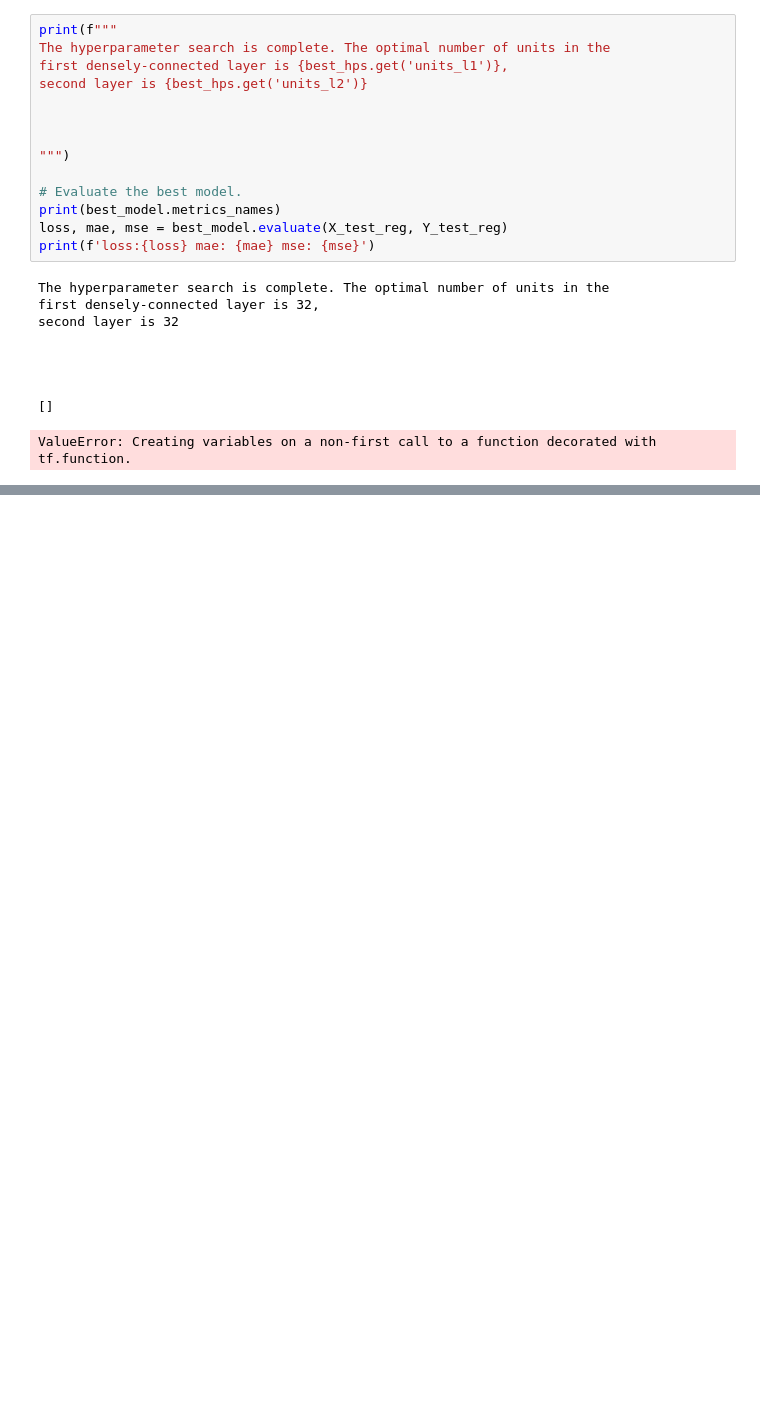
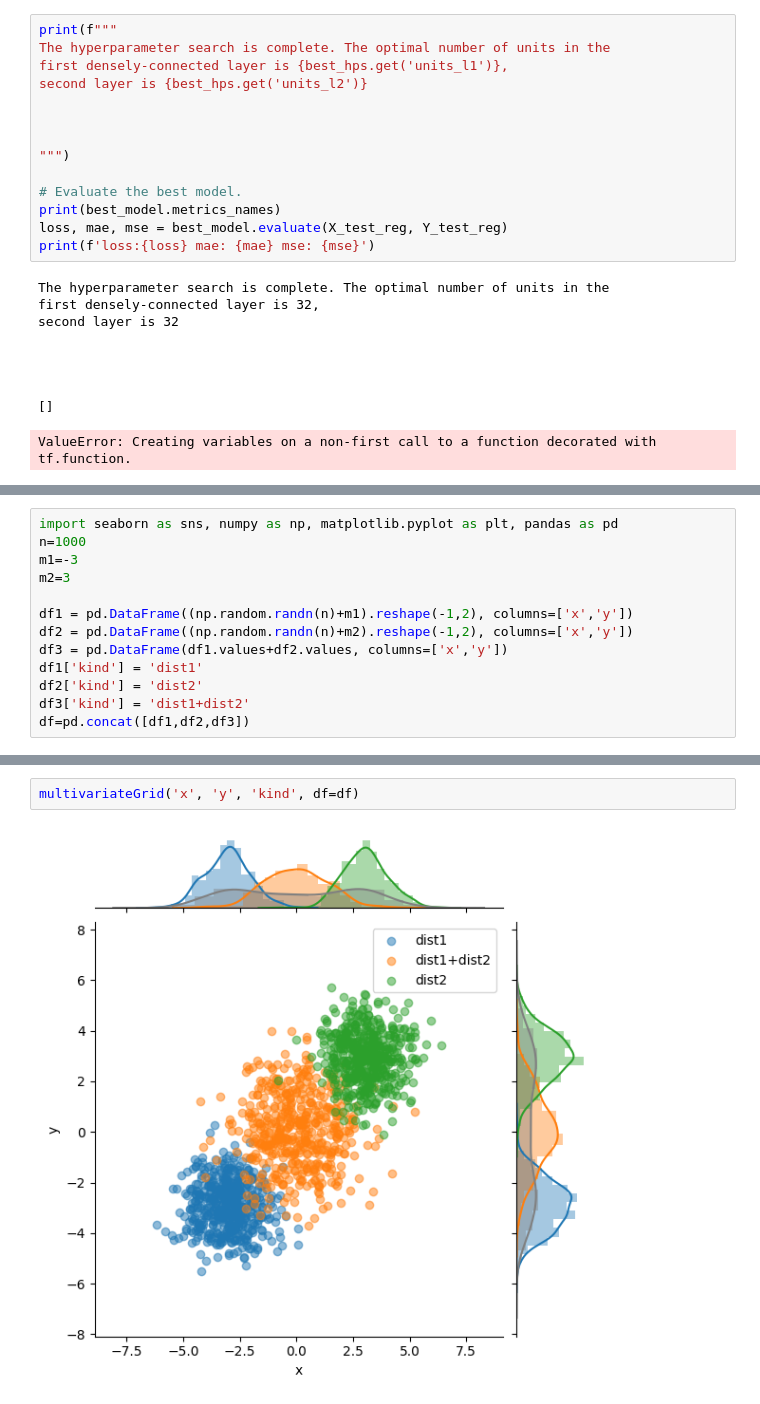
Before and after one commit to kiranfranklin999/rajesh, a Jupyter notebook: final.ipynb, the cells around one changed output, grey strips where cells are left out. Cells and saved outputs as stored; diff of their text form; blank space fills up the shorter version.

```diff
--- a/final.ipynb
+++ b/final.ipynb
@@ -449,0 +461,13 @@ ValueError: Creating variables on a non-first call to a function decorated with
+# %%
+import seaborn as sns, numpy as np, matplotlib.pyplot as plt, pandas as pd
+n=1000
+m1=-3
+m2=3
+
+df1 = pd.DataFrame((np.random.randn(n)+m1).reshape(-1,2), columns=['x','y'])
+df2 = pd.DataFrame((np.random.randn(n)+m2).reshape(-1,2), columns=['x','y'])
+df3 = pd.DataFrame(df1.values+df2.values, columns=['x','y'])
+df1['kind'] = 'dist1'
+df2['kind'] = 'dist2'
+df3['kind'] = 'dist1+dist2'
+df=pd.concat([df1,df2,df3])
@@ -449,0 +540,4 @@ ValueError: Creating variables on a non-first call to a function decorated with
+# %%
+multivariateGrid('x', 'y', 'kind', df=df)
+# %% [output]
+[figure, added]
```
Also changed, not shown: parts of 25 cells of this notebook, 25 other files.
